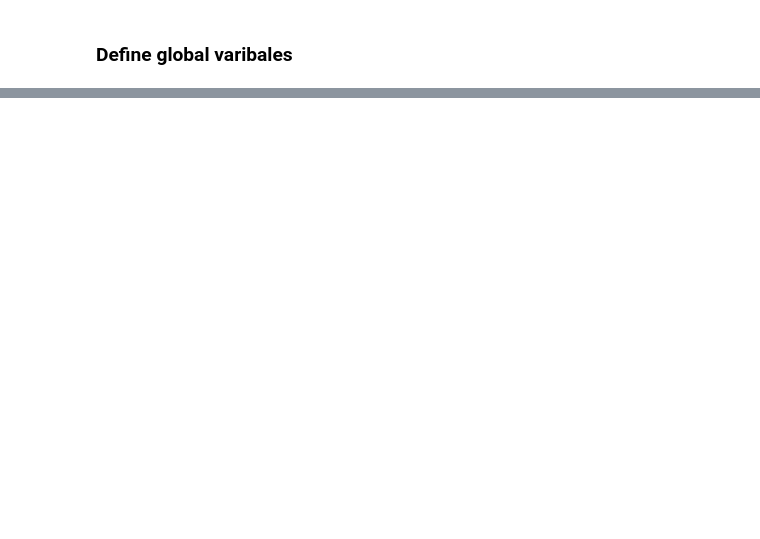
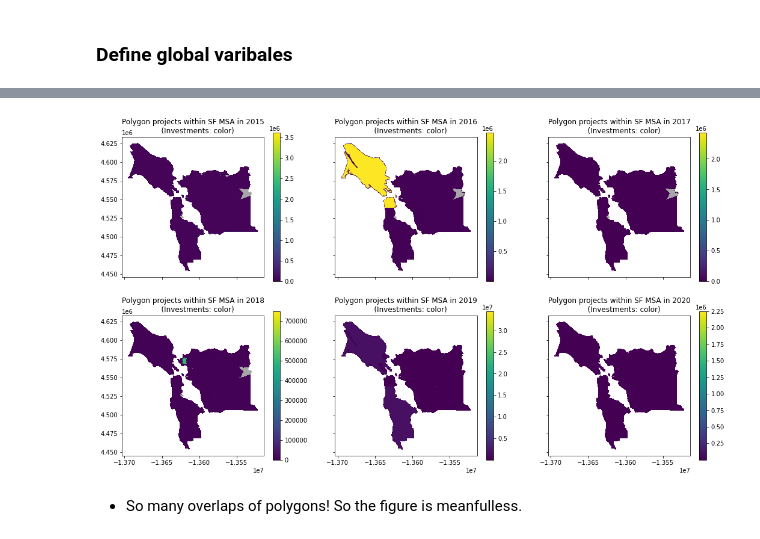
Before and after one commit to yohaoyu/ClimateGentrificationSF, a Jupyter notebook: 01-data-processing.ipynb, the cells around one changed output, grey strips where cells are left out. Saved outputs shown, nothing was run; the diff lists cells and outputs as text; code cells hidden in the pictures; blank space fills up the shorter version.

```diff
--- a/01-data-processing.ipynb
+++ b/01-data-processing.ipynb
@@ -157,0 +159,3 @@ len(sf_point)
+# %%
+sf_polygon_npreduplicate['proj_id'] = sf_polygon_npreduplicate['proj_id'].astype(str)
+sf_polygon_npreduplicate['proj_id'] = sf_polygon_npreduplicate['proj_id'].str.lstrip('0')#make sure all project ids are string as common columns
@@ -157,0 +168,6 @@ len(sf_point)
+# %%
+cci_polygon_in_SF = cci_in_years[cci_in_years['ProjectIDNumber'].isin(list(sf_polygon_npreduplicate.proj_id.unique()))]
+# %%
+sf_polygon_npreduplicate_geo = sf_polygon_npreduplicate[['proj_id', 'geometry','Shape_Area']] #only select geometry and proj_id
+# %%
+sf_polygon_invest_geo = sf_polygon_npreduplicate_geo.merge(cci_polygon_in_SF,left_on='proj_id',right_on='ProjectIDNumber',how='outer')
@@ -157,0 +181,12 @@ len(sf_point)
+# %%
+f,axs = plt.subplots(2,3,figsize=(18,10),sharex=True,sharey=True)
+for ax,y in zip(axs.flat,YEARS):
+    sf_boundary.plot(ax=ax,color='gray',alpha=0.7)
+    sf_polygon_invest_geo[sf_polygon_invest_geo.ReportingCycleName==y].plot(ax=ax,column='TotalProjectCost',legend=True,alpha=0.5)
+    ax.set_title(f'''Polygon projects within SF MSA in {y}
+    (Investments: color)''')
+plt.show()
+# %% [output]
+[figure, added]
+# %% [markdown]
+- So many overlaps of polygons! So the figure is meanfulless.
```
Also changed, not shown: parts of 76 cells of this notebook, 3 other files.
